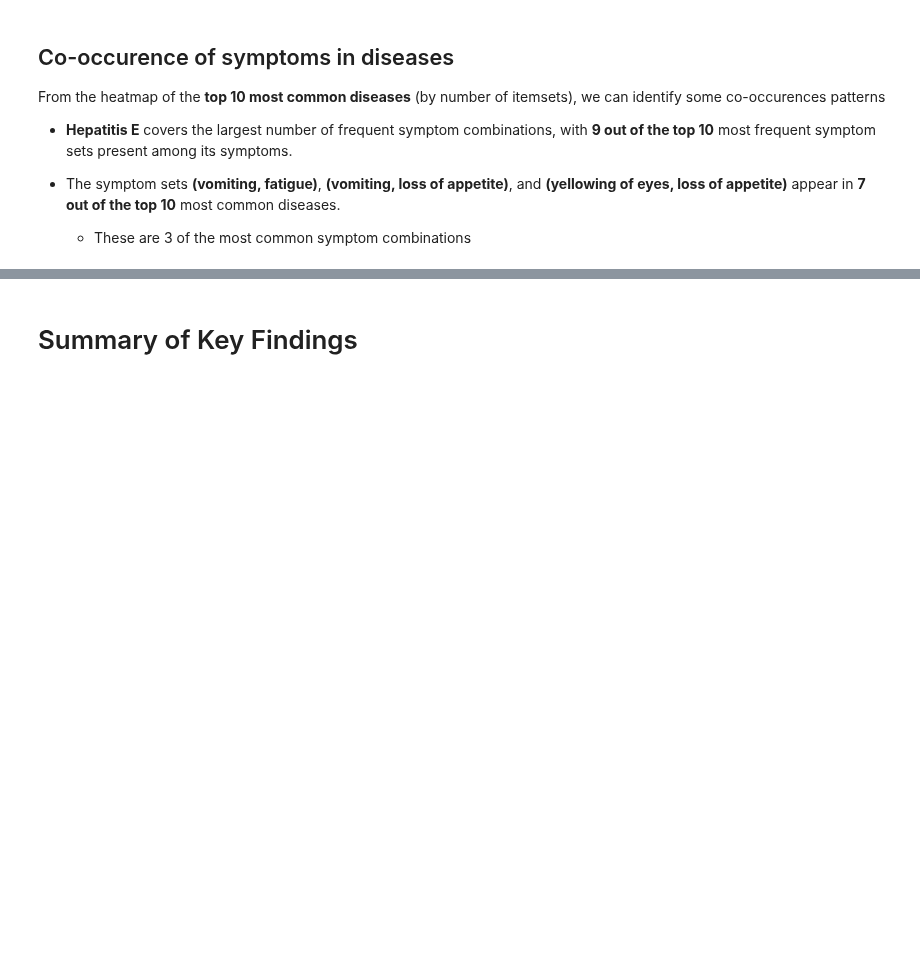
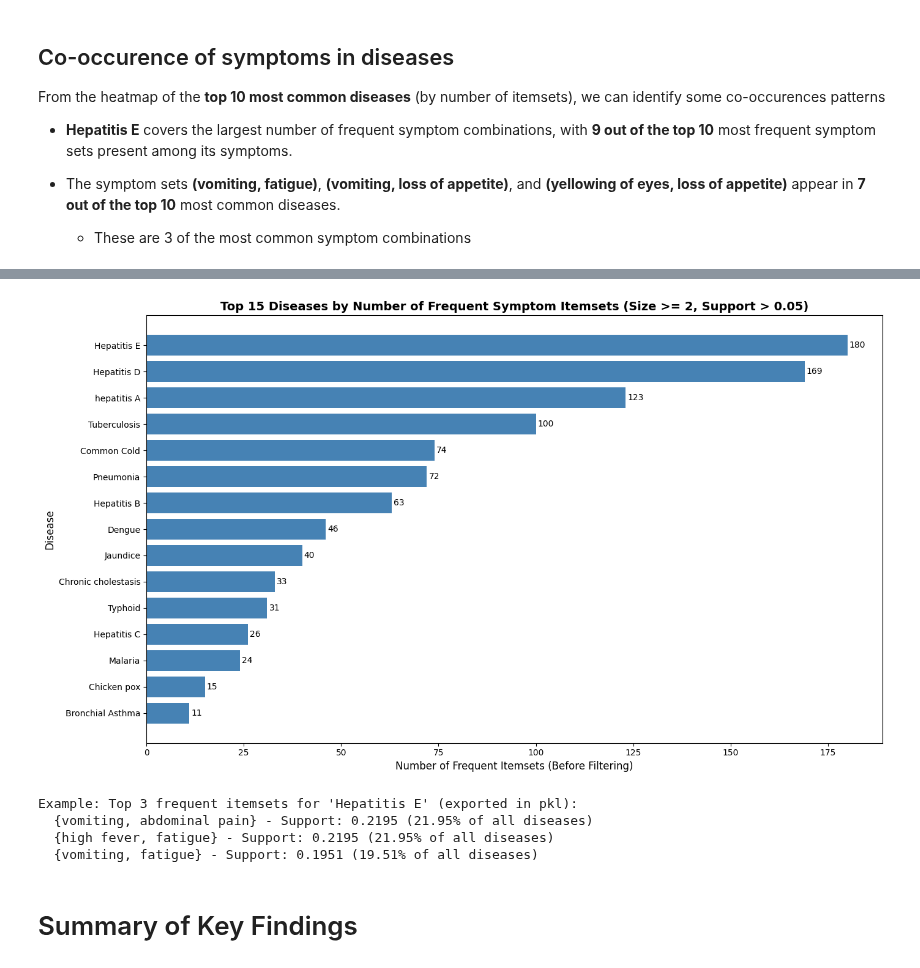
Before and after one commit to oscarqjh/SC4020-Group-Project-2, a Jupyter notebook: notebooks/task1/symptom_analysis.ipynb, the cells around one changed output, grey strips where cells are left out. Cells and saved outputs as stored; diff of their text form; code cells hidden in the pictures; blank space fills up the shorter version.

```diff
--- a/notebooks/task1/symptom_analysis.ipynb
+++ b/notebooks/task1/symptom_analysis.ipynb
@@ -628,3 +717,37 @@ From the heatmap of the **top 10 most common diseases** (by number of itemsets),
+# %%
+# Visualize the distribution of itemsets per disease (showing all itemsets, not just top 3)
+plt.figure(figsize=(14, 8))
+itemsets_per_disease_top15 = itemsets_per_disease_full.head(15)
+bars = plt.barh(range(len(itemsets_per_disease_top15)), itemsets_per_disease_top15.values, color='steelblue')
+plt.yticks(range(len(itemsets_per_disease_top15)), itemsets_per_disease_top15.index)
+plt.xlabel('Number of Frequent Itemsets (Before Filtering)', fontsize=12)
+plt.ylabel('Disease', fontsize=12)
+plt.title('Top 15 Diseases by Number of Frequent Symptom Itemsets (Size >= 2, Support > 0.05)', fontsize=14, fontweight='bold')
+plt.gca().invert_yaxis()
+
+# Add value labels on bars
+for i, bar in enumerate(bars):
+    width = bar.get_width()
+    plt.text(width + 0.5, bar.get_y() + bar.get_height()/2,
+             f'{int(width)}', ha='left', va='center', fontsize=10)
+
+plt.tight_layout()
+plt.show()
+
+# Show example itemsets for a specific disease (from the exported top 3)
+example_disease = itemsets_per_disease_full.index[0]
+example_itemsets = disease_itemsets_df[disease_itemsets_df['disease'] == example_disease].sort_values('support', ascending=False)
+
+print(f"\nExample: Top {len(example_itemsets)} frequent itemsets for '{example_disease}' (exported in pkl):")
+for idx, row in example_itemsets.iterrows():
+    itemset_str = ', '.join(list(row['itemset']))
+    print(f"  {{{itemset_str}}} - Support: {row['support']:.4f} ({row['support']*100:.2f}% of all diseases)")
+# %% [output]
+[figure, added]
+Example: Top 3 frequent itemsets for 'Hepatitis E' (exported in pkl):
+  {vomiting, abdominal pain} - Support: 0.2195 (21.95% of all diseases)
+  {high fever, fatigue} - Support: 0.2195 (21.95% of all diseases)
+  {vomiting, fatigue} - Support: 0.1951 (19.51% of all diseases)
 # %% [markdown]
 # Summary of Key Findings
 # %%
```
Also changed, not shown: parts of 11 cells of this notebook, 1 other file.
